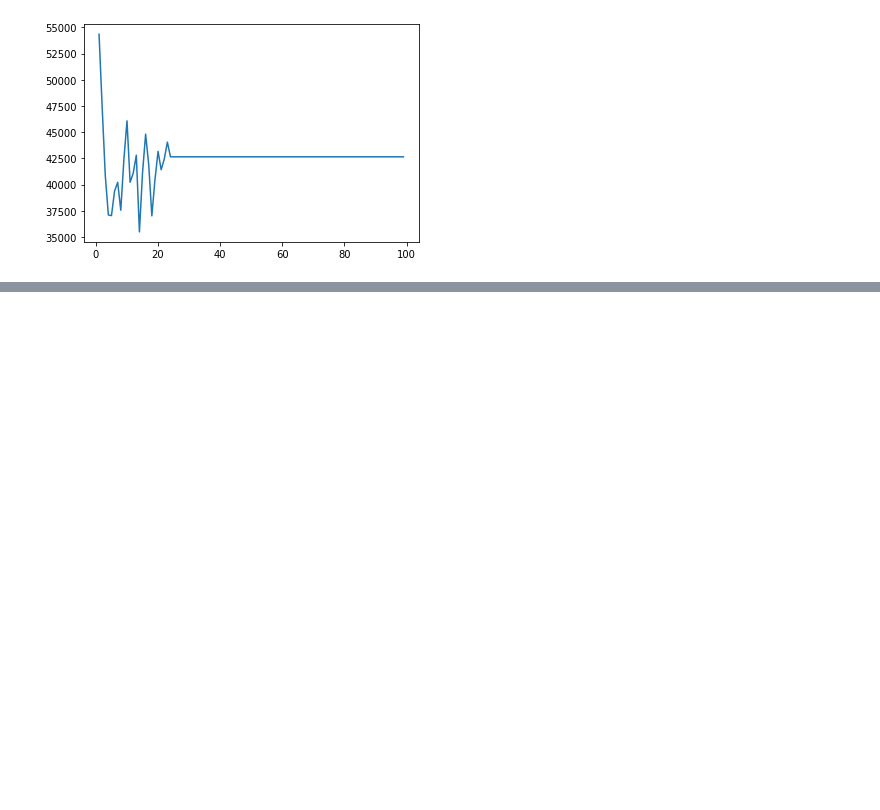
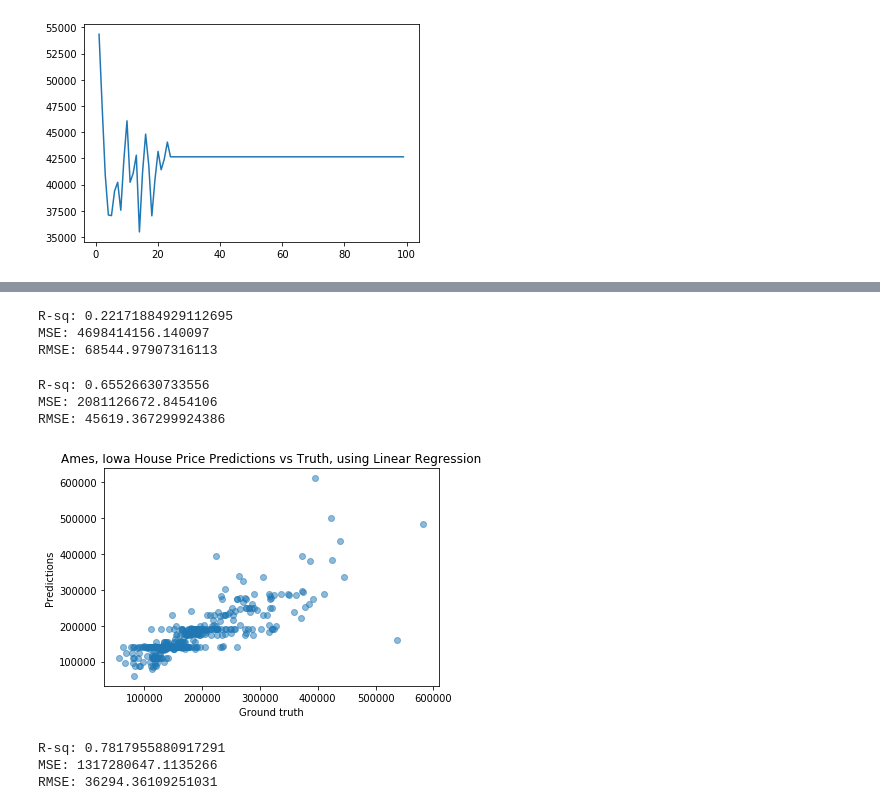
Before and after one commit to cleysonl/ML_Bootcamp_CLL, a Jupyter notebook: Supervised_ML_Regression.ipynb, the cells around one changed output, grey strips where cells are left out. Drawn from its saved outputs; the diff is of its cells as text; code cells hidden in the pictures; blank space fills up the shorter version.

```diff
--- a/Supervised_ML_Regression.ipynb
+++ b/Supervised_ML_Regression.ipynb
@@ -381,0 +402,7 @@ sns.lineplot(x=depths, y= rmse)
+# %%
+dt = DecisionTreeRegressor(max_depth=18, random_state=42)
+dt.fit(X_train_ohc, y_train_ohc)
+y_pred = dt.predict(X_test_ohc)
+print('R-sq:', r2_score(y_test_ohc, y_pred))
+print('MSE:', mean_squared_error(y_test_ohc, y_pred))
+print('RMSE:', np.sqrt(mean_squared_error(y_test_ohc, y_pred)))
@@ -381,0 +415,5 @@ sns.lineplot(x=depths, y= rmse)
+# %%
+from sklearn.ensemble import RandomForestClassifier
+
+rf = RandomForestClassifier(n_estimators=10, random_state=42)
+rf
@@ -381,0 +429,41 @@ sns.lineplot(x=depths, y= rmse)
+# %%
+rf.fit(X_train_ohc,y_train_ohc)
+y_pred = rf.predict(X_test_ohc)
+print('R-sq:', r2_score(y_test_ohc, y_pred))
+print('MSE:', mean_squared_error(y_test_ohc, y_pred))
+print('RMSE:', np.sqrt(mean_squared_error(y_test_ohc, y_pred)))
+# %% [output]
+R-sq: 0.22171884929112695
+MSE: 4698414156.140097
+RMSE: 68544.97907316113
+# %%
+rf = RandomForestClassifier(n_estimators=500, max_depth=10, random_state=42)
+rf.fit(X_train_ohc, y_train_ohc)
+y_pred = rf.predict(X_test_ohc)
+print('R-sq:', r2_score(y_test_ohc, y_pred))
+print('MSE:', mean_squared_error(y_test_ohc, y_pred))
+print('RMSE:', np.sqrt(mean_squared_error(y_test_ohc, y_pred)))
+# %% [output]
+R-sq: 0.65526630733556
+MSE: 2081126672.8454106
+RMSE: 45619.367299924386
+# %%
+ax = plt.axes()
+ax.scatter(y_test, y_pred, alpha=.5)
+
+ax.set(xlabel='Ground truth',
+       ylabel='Predictions',
+       title='Ames, Iowa House Price Predictions vs Truth, using Linear Regression');
+# %% [output]
+[figure, added]
+# %%
+rf = RandomForestClassifier(n_estimators=500, max_depth=18, random_state=42)
+rf.fit(X_train_ohc, y_train_ohc)
+y_pred = rf.predict(X_test_ohc)
+print('R-sq:', r2_score(y_test_ohc, y_pred))
+print('MSE:', mean_squared_error(y_test_ohc, y_pred))
+print('RMSE:', np.sqrt(mean_squared_error(y_test_ohc, y_pred)))
+# %% [output]
+R-sq: 0.7817955880917291
+MSE: 1317280647.1135266
+RMSE: 36294.36109251031
```
Also changed, not shown: parts of 5 cells of this notebook.
